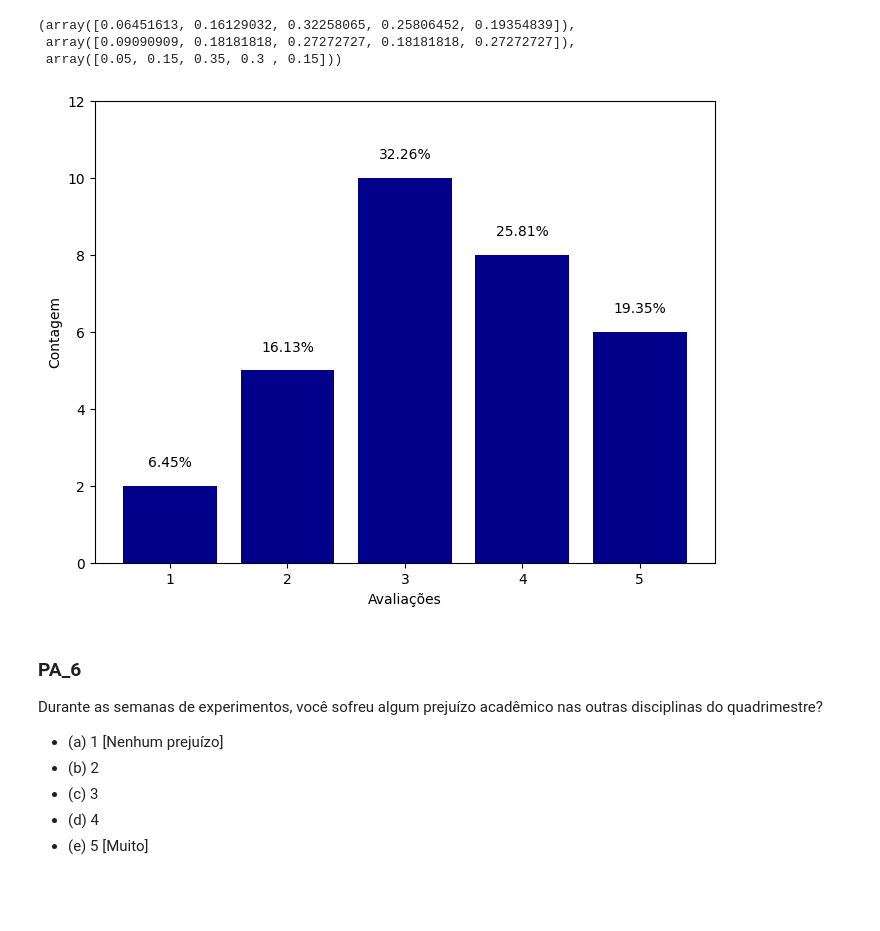
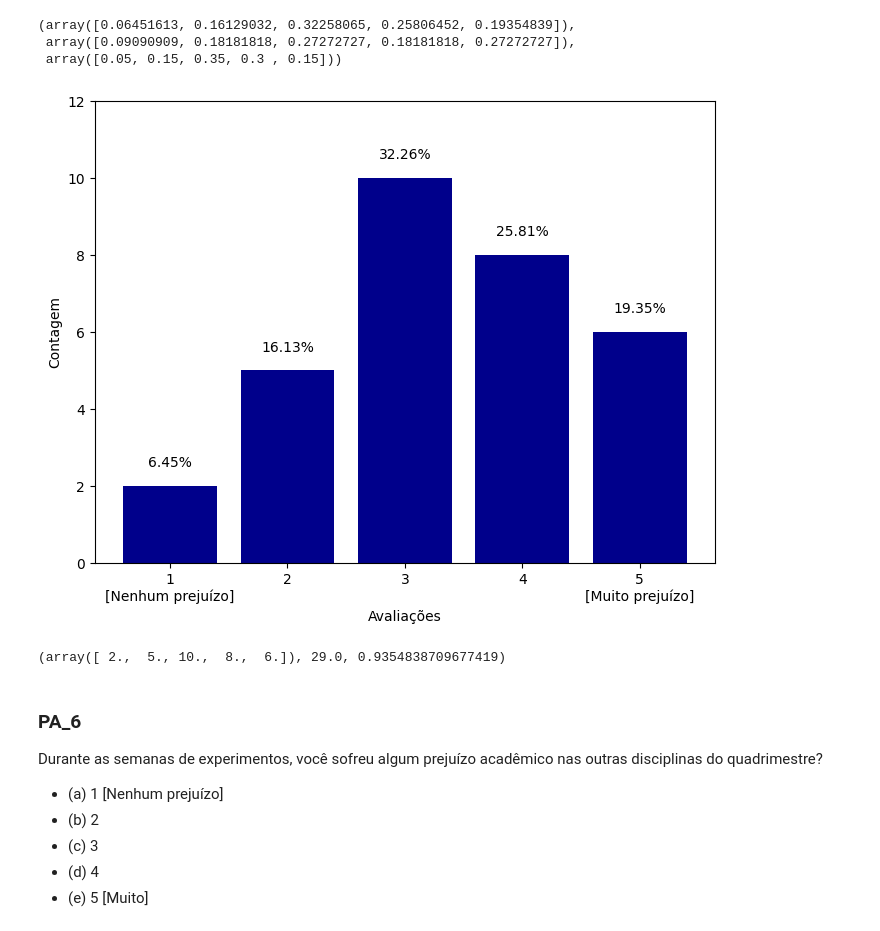
Before and after one commit to henriqueedu2001/pcs3635-health-research-data-analysis, a Jupyter notebook: analisys.ipynb, the cells around one changed output. Cells and saved outputs as stored; diff of their text form; code cells hidden in the pictures; blank space fills up the shorter version.

```diff
--- a/analisys.ipynb
+++ b/analisys.ipynb
@@ -683,0 +708,2 @@ plt.show()
+# %%
+for x in PA_4: print(x)
@@ -741,32 +785,45 @@ PA_5_frequency, PA_5_monday_frequency, PA_5_wednesday_frequency
 # %%
 # plotting PA_5 (general)
 fig, axs = plt.subplots(figsize=fig_default_size)
 
-axs.bar(linkert_categories, PA_5_counting, color=fig_default_color)
+PA_5_categories = [
+    '1\n[Nenhum prejuízo]',
+    '2',
+    '3',
+    '4',
+    '5\n[Muito prejuízo]',
+]
+
+axs.bar(PA_5_categories, PA_5_counting, color=fig_default_color)
 
 # text in the top of the bars
 for i in range(5):
-    x = 1 + i
+    x = i
     y = PA_5_counting[i] + top_bar_text_offset
     percentage_str = get_percentage_str(fraction=PA_5_frequency[i])
 
     fig.text(x, y, percentage_str, ha='center', transform=plt.gca().transData)
 
 # axs setting
 axs.yaxis.set_major_locator(MaxNLocator(integer=True)) # restricts the y axis in to integer values
 axs.set_ylim(0, 12)
 axs.set_xlabel('Avaliações')
 axs.set_ylabel('Contagem')
 
 
 # save the figure in png format
 if save_all_figures:
     plt.savefig('academic_imgs/PA_5_general')
 
 # showing the figure
 plt.show()
 # %% [output]
-[figure, old version]
+[figure, new version]
+# %%
+PA_5_bin_counting = sum(PA_5_counting[1:5])
+PA_5_counting, PA_5_bin_counting, PA_5_bin_counting/PA_5.size
+# %% [output]
+(array([ 2.,  5., 10.,  8.,  6.]), 29.0, 0.9354838709677419)
 # %% [markdown]
 ### PA_6
 Durante as semanas de experimentos, você sofreu algum prejuízo acadêmico nas outras disciplinas do quadrimestre?
```
Also changed, not shown: parts of 13 cells of this notebook.
